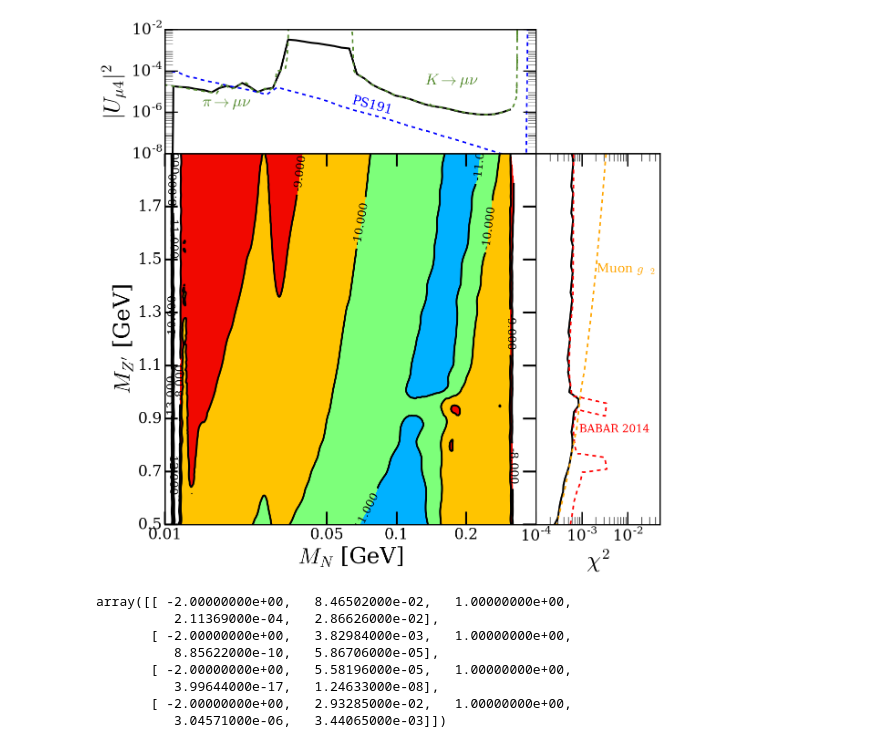
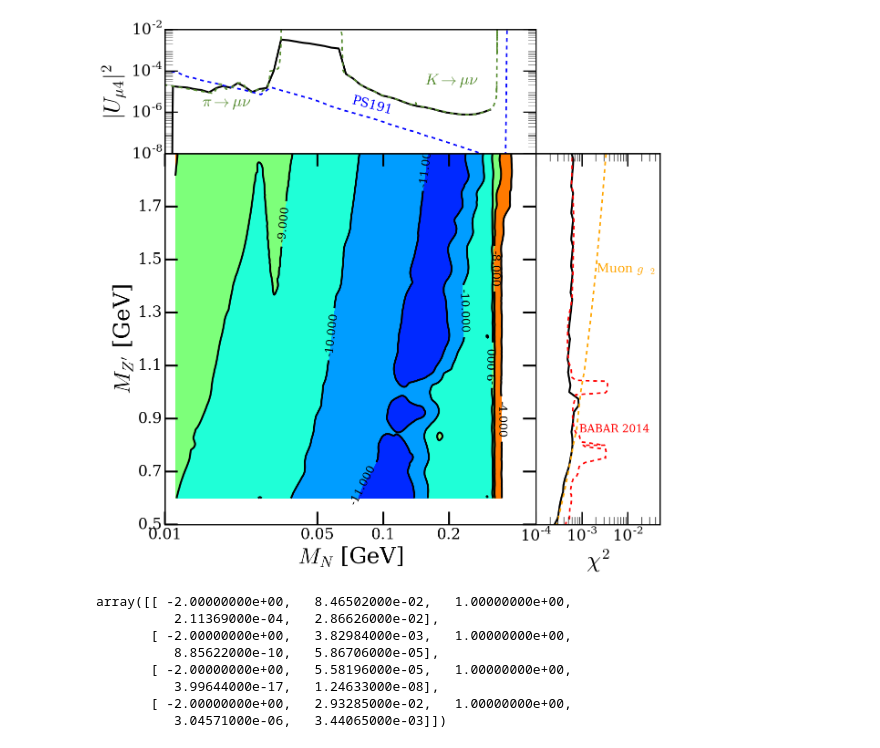
Before and after one commit to markrosslonergan/forlorn-extremity, a Jupyter notebook: plots/plots.ipynb, the cells around one changed output. Drawn from its saved outputs; the diff is of its cells as text; code cells hidden in the pictures.

Commit message:
Added bound files, still hardcoded

```diff
--- a/plots/plots.ipynb
+++ b/plots/plots.ipynb
@@ -33,10 +33,13 @@ execfile("/home/mark/projects/sbn_3pN/plots_python/colors.py")
 
 datm=np.genfromtxt("/home/mark/projects/miniboone2.0/plots/bound_test_m")
 datz=np.genfromtxt("/home/mark/projects/miniboone2.0/plots/bound_test_z")
-datall=np.genfromtxt("/home/mark/projects/miniboone2.0/plots/bound_test_all")
+datall=np.genfromtxt("/home/mark/projects/miniboone2.0/build/src/bound_test_all_again")
 
 boundPS191 = np.genfromtxt("/home/mark/projects/miniboone2.0/data/bounds/PS191_UM4_EE_BOTH.dat")
-boundBABAR = np.genfromtxt("/home/mark/projects/miniboone2.0/data/bounds/b1_babar2014.csv")
+#boundBABAR = np.genfromtxt("/home/mark/projects/miniboone2.0/data/bounds/b1_babar2014.csv")
+boundBABAR = np.genfromtxt("/home/mark/projects/thesisnotes/sterileBounds/verrified_bounds/babar/babar_data.dat")
+boundBABAR=boundBABAR[boundBABAR[:, 0].argsort()]
+
 boundGM2 = np.genfromtxt("/home/mark/projects/miniboone2.0/data/bounds/b1_mg2.csv")
 boundPEAK = np.genfromtxt("/home/mark/projects/miniboone2.0/data/bounds/peak_um4.dat")
 # %%
@@ -66,12 +69,14 @@ gs.update(wspace=0.0, hspace=0.0)
 
 plt.rcParams.update({'font.size': 24})
 plt.rc('axes', linewidth=2)
+plt.rcParams['contour.negative_linestyle'] = 'solid'
 
 ax2=plt.subplot(gs[2])
+N=1000
 x=np.log10(datall[:,0])
 y=datall[:,1]
 z=np.log10(datall[:,4])
-levels = [-13,-12,-11,-10,-9,-8]
+levels = [-13,-12,-11,-10,-9,-8,-4]
 xi = np.linspace(x.min(), x.max(), N)
 yi = np.linspace(y.min(), y.max(), N)
 zi = scipy.interpolate.griddata((x, y), z, (xi[None,:], yi[:,None]), method='cubic')
@@ -82,10 +87,10 @@ CS=plt.contour(xi,yi,zi,levels,colors='k',linewidths=3)
 
 #plt.xlim(0,0.5)
 ax2.set_autoscale_on(False)
-ax2.set_xlim([-2,np.log10(0.4)])
+ax2.set_xlim([-2,np.log10(0.5)])
 ax2.set_ylim([0.5,1.9])
 
-N=1000
+
 
 ax2.set_xlabel(r'$M_N$ [GeV]',fontsize=label_font_size)
 ax2.set_ylabel(r'$M_{Z^\prime}$ [GeV]',fontsize=label_font_size)
@@ -98,7 +103,7 @@ ax2.tick_params('both',length=12, width=1, which='minor' )
 ax2.tick_params('both',length=20, width=3, which='major' )
 
 
-plt.rcParams['contour.negative_linestyle'] = 'solid'
+
 plt.clabel(CS, inline=1, fontsize=18)
 
 
@@ -151,40 +156,40 @@ plt.plot(boundPEAK[:,0],boundPEAK[:,1],color=c3,linewidth=2.5, linestyle='--')
 
 
 
-ax.set_xlim([0.01,0.4])
-plt.xlim(0.01,0.4)
+ax.set_xlim([0.01,0.5])
+plt.xlim(0.01,0.5)
 ax.set_ylim([1e-8,1e-2])
 
 ax.set_ylabel(r'$|U_{\mu 4}|^2$',fontsize=label_font_size)
 
 
 #ax.tick_params('both',labelsize=tick_font_size)
 ax.tick_params('both',length=12, width=0.5, which='minor' )
 ax.tick_params('both',length=20, width=2, which='major' )
 
 plt.annotate('PS191',
              xy=(0.5,0.4), xycoords='axes fraction',fontsize=20,color=c1,rotation=-15)
 plt.annotate(r'$\pi \rightarrow \mu \nu$',
              xy=(0.1,0.38), xycoords='axes fraction',fontsize=25,color=c3,rotation=0)
 plt.annotate(r'$K \rightarrow \mu \nu$',
              xy=(0.7,0.56), xycoords='axes fraction',fontsize=25,color=c3,rotation=0)
 
 
 
 
 
 # Set y ticks
 #plt.yticks(np.linspace(-1,1,5,endpoint=True))
 
 
 # Save figure using 72 dots per inch
 # savefig("../figures/exercice_2.png",dpi=72)
 
 # Show result on screen
 plt.show()
 f.savefig("foo_bar.pdf", bbox_inches='tight')
 # %% [output]
-[figure, old version]
+[figure, new version]
 # %%
 SBN[:4]
 # %% [output]
```
Also changed, not shown: parts of 1 cell of this notebook, 11 other files.
